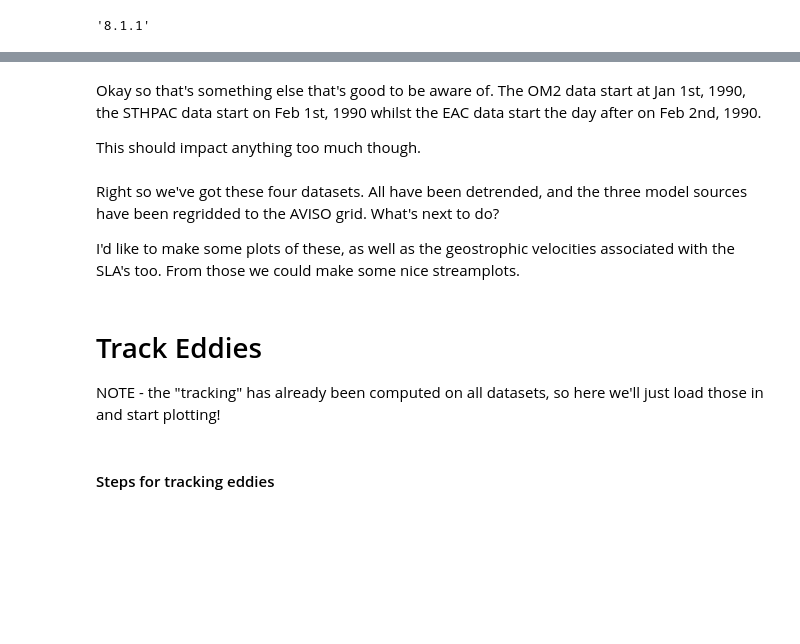
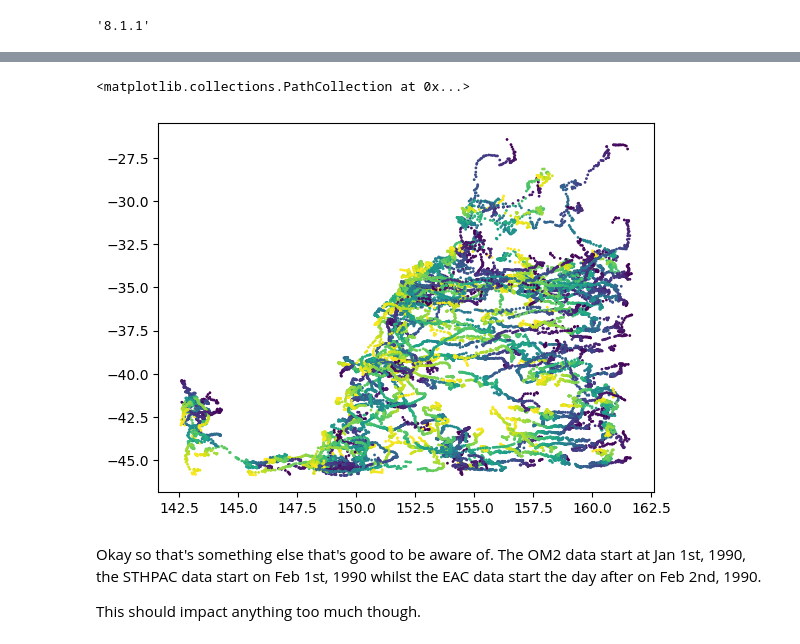
Before and after one commit to reillyja/phd_notebooks, a Jupyter notebook: Analysis notebooks/pet_notebooks/pet-analysis-surface-speed-eac-003-tracking.ipynb, the cells around one changed output, grey strips where cells are left out. Saved outputs shown, nothing was run; the diff lists cells and outputs as text; code cells hidden in the pictures; blank space fills up the shorter version.

```diff
--- a/Analysis notebooks/pet_notebooks/pet-analysis-surface-speed-eac-003-tracking.ipynb
+++ b/Analysis notebooks/pet_notebooks/pet-analysis-surface-speed-eac-003-tracking.ipynb
@@ -30,7 +33,7 @@ import cartopy.feature as feature
 # %%
 # set paths to model output
-# adt_datapath = '/home/johnr/utas/Documents/phd_folder/gadi_notebooks/data/subsetted_data/'
-adt_datapath = '/scratch/v45/jr5971/mom6-setonix/subsetted_data/'
+adt_datapath = '/home/johnr/utas/Documents/phd_folder/gadi_notebooks/data/subsetted_data/'
+# adt_datapath = '/scratch/v45/jr5971/mom6-setonix/subsetted_data/'
 
 ## SRM
 eac_003 = adt_datapath + 'eac-rg-dt.nc'
@@ -83,0 +97,3 @@ interactive(children=(IntSlider(value=1901, description='i', max=3803), Output()
+# %%
+eac_tracks = TrackEddiesObservations.load_file(eac_track + 'Anticyclonic.nc')
+print(eac_tracks)
@@ -83,0 +133,3 @@ interactive(children=(IntSlider(value=1901, description='i', max=3803), Output()
+# %%
+eac_tracks_long = eac_tracks.extract_with_length((200,300))
+print(eac_tracks_long)
@@ -84,13 +167,10 @@ interactive(children=(IntSlider(value=1901, description='i', max=3803), Output()
+# %%
+fig, ax = plt.subplots()
+eac_tracks_long.scatter(ax, 'age', s=1)
+# %% [output]
+<matplotlib.collections.PathCollection at 0x...>
+[figure, added]
 # %% [markdown]
 Okay so that's something else that's good to be aware of. The OM2 data start at Jan 1st, 1990, the STHPAC data start on Feb 1st, 1990 whilst the EAC data start the day after on Feb 2nd, 1990.
 
 This should impact anything too much though.
-# %% [markdown]
-Right so we've got these four datasets. All have been detrended, and the three model sources have been regridded to the AVISO grid. What's next to do?
-
-I'd like to make some plots of these, as well as the geostrophic velocities associated with the SLA's too. From those we could make some nice streamplots.
-# %% [markdown]
-# Track Eddies
-NOTE - the "tracking" has already been computed on all datasets, so here we'll just load those in and start plotting!
-# %% [markdown]
-#### Steps for tracking eddies
```
Also changed, not shown: parts of 65 cells of this notebook.
